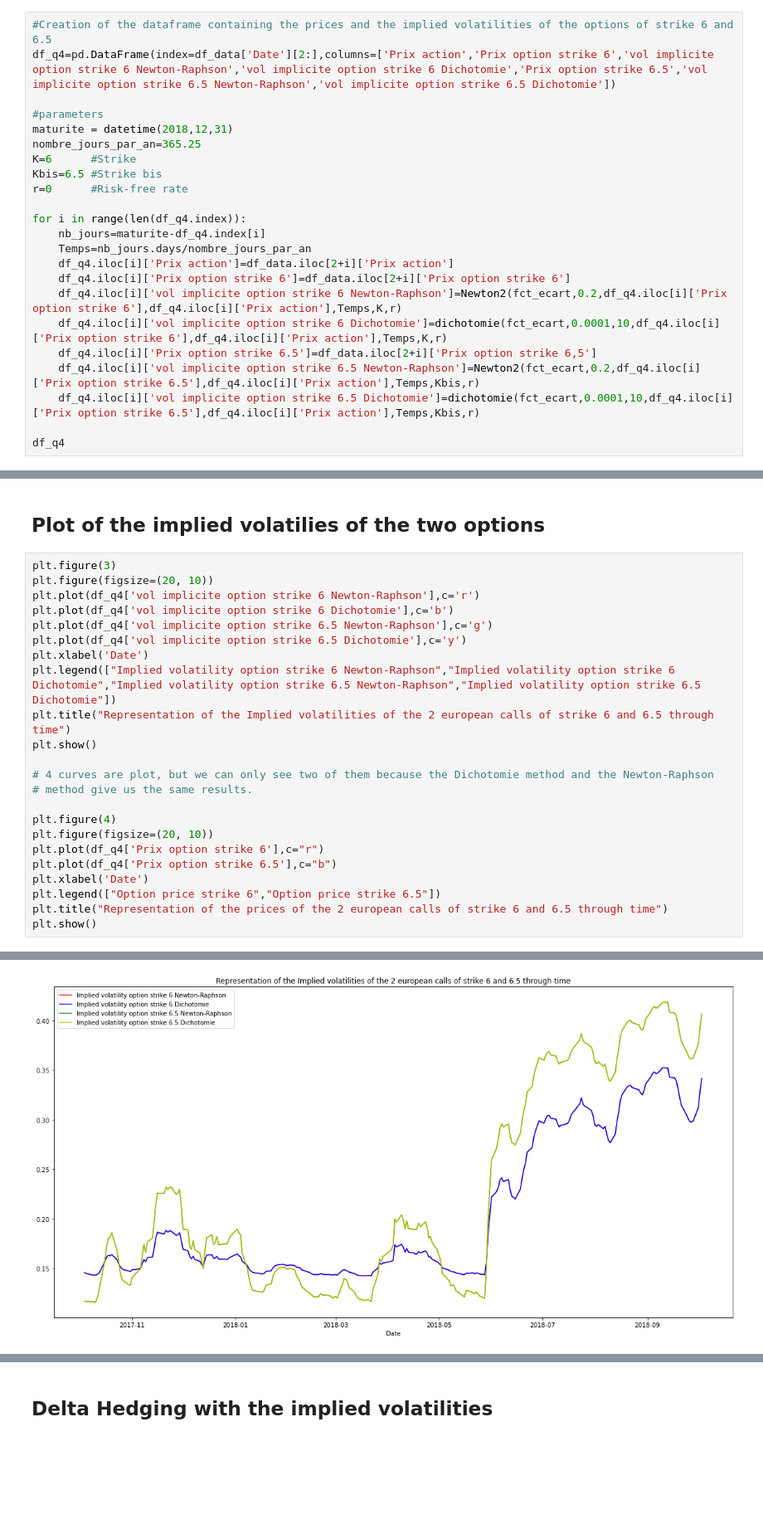
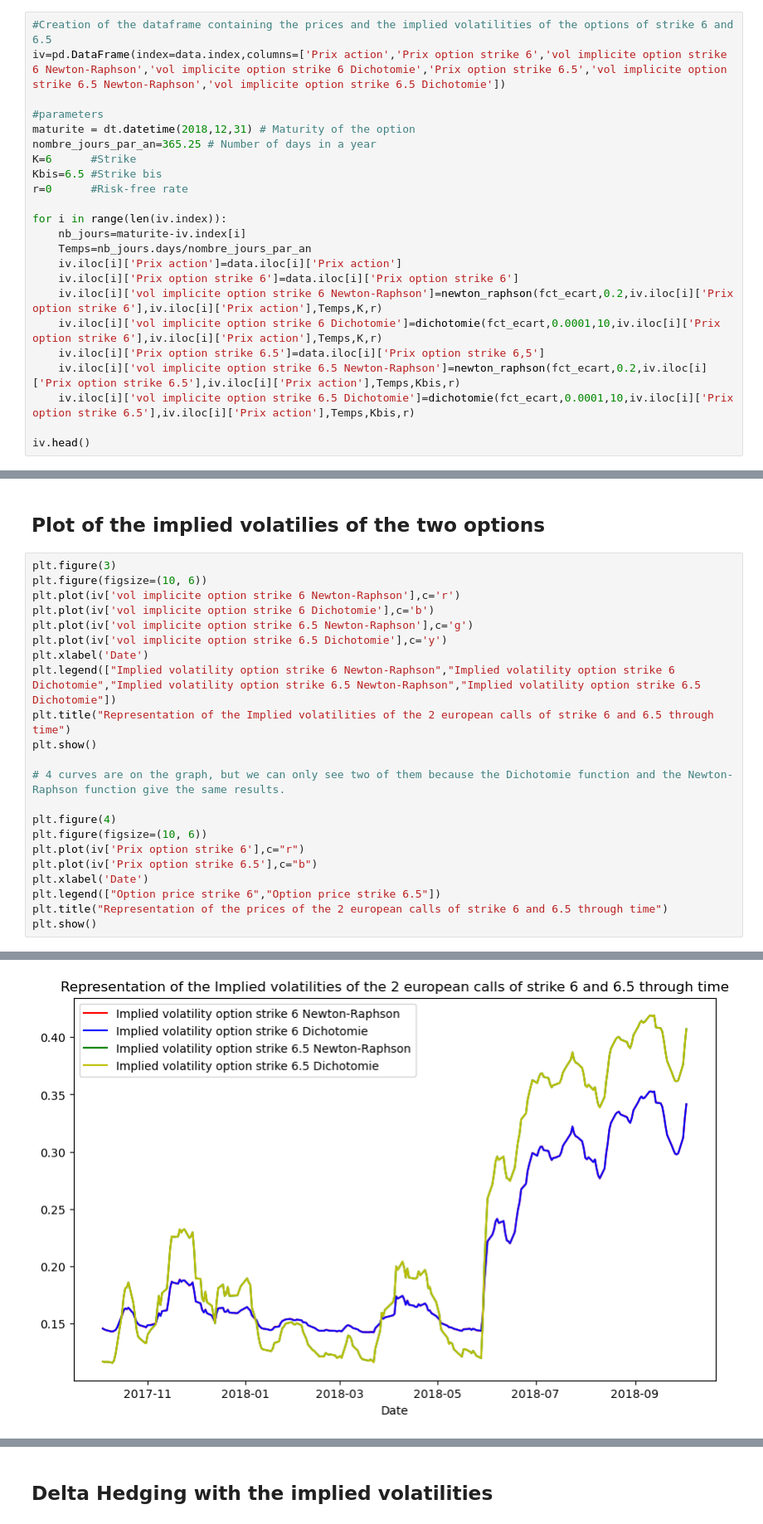
Before and after one commit to Thomas-Esilv/Project_ESILV, a Jupyter notebook: Hedging Strategies Project/Hedging_Project.ipynb, the cells around one changed output, grey strips where cells are left out. Shown at 83% size. Drawn from its saved outputs; the diff is of its cells as text; blank space fills up the shorter version.

```diff
--- a/Hedging Strategies Project/Hedging_Project.ipynb
+++ b/Hedging Strategies Project/Hedging_Project.ipynb
@@ -302,26 +287,26 @@ Iteration()
 # %%
 #Creation of the dataframe containing the prices and the implied volatilities of the options of strike 6 and 6.5
-df_q4=pd.DataFrame(index=df_data['Date'][2:],columns=['Prix action','Prix option strike 6','vol implicite option strike 6 Newton-Raphson','vol implicite option strike 6 Dichotomie','Prix option strike 6.5','vol implicite option strike 6.5 Newton-Raphson','vol implicite option strike 6.5 Dichotomie'])
+iv=pd.DataFrame(index=data.index,columns=['Prix action','Prix option strike 6','vol implicite option strike 6 Newton-Raphson','vol implicite option strike 6 Dichotomie','Prix option strike 6.5','vol implicite option strike 6.5 Newton-Raphson','vol implicite option strike 6.5 Dichotomie'])
 
 #parameters
-maturite = datetime(2018,12,31)
-nombre_jours_par_an=365.25
+maturite = dt.datetime(2018,12,31) # Maturity of the option
+nombre_jours_par_an=365.25 # Number of days in a year
 K=6      #Strike
 Kbis=6.5 #Strike bis
 r=0      #Risk-free rate
 
-for i in range(len(df_q4.index)):
-    nb_jours=maturite-df_q4.index[i]
+for i in range(len(iv.index)):
+    nb_jours=maturite-iv.index[i]
     Temps=nb_jours.days/nombre_jours_par_an
-    df_q4.iloc[i]['Prix action']=df_data.iloc[2+i]['Prix action']
-    df_q4.iloc[i]['Prix option strike 6']=df_data.iloc[2+i]['Prix option strike 6']
-    df_q4.iloc[i]['vol implicite option strike 6 Newton-Raphson']=Newton2(fct_ecart,0.2,df_q4.iloc[i]['Prix option strike 6'],df_q4.iloc[i]['Prix action'],Temps,K,r)
-    df_q4.iloc[i]['vol implicite option strike 6 Dichotomie']=dichotomie(fct_ecart,0.0001,10,df_q4.iloc[i]['Prix option strike 6'],df_q4.iloc[i]['Prix action'],Temps,K,r)
-    df_q4.iloc[i]['Prix option strike 6.5']=df_data.iloc[2+i]['Prix option strike 6,5']
-    df_q4.iloc[i]['vol implicite option strike 6.5 Newton-Raphson']=Newton2(fct_ecart,0.2,df_q4.iloc[i]['Prix option strike 6.5'],df_q4.iloc[i]['Prix action'],Temps,Kbis,r)
-    df_q4.iloc[i]['vol implicite option strike 6.5 Dichotomie']=dichotomie(fct_ecart,0.0001,10,df_q4.iloc[i]['Prix option strike 6.5'],df_q4.iloc[i]['Prix action'],Temps,Kbis,r)
+    iv.iloc[i]['Prix action']=data.iloc[i]['Prix action']
+    iv.iloc[i]['Prix option strike 6']=data.iloc[i]['Prix option strike 6']
+    iv.iloc[i]['vol implicite option strike 6 Newton-Raphson']=newton_raphson(fct_ecart,0.2,iv.iloc[i]['Prix option strike 6'],iv.iloc[i]['Prix action'],Temps,K,r)
+    iv.iloc[i]['vol implicite option strike 6 Dichotomie']=dichotomie(fct_ecart,0.0001,10,iv.iloc[i]['Prix option strike 6'],iv.iloc[i]['Prix action'],Temps,K,r)
+    iv.iloc[i]['Prix option strike 6.5']=data.iloc[i]['Prix option strike 6,5']
+    iv.iloc[i]['vol implicite option strike 6.5 Newton-Raphson']=newton_raphson(fct_ecart,0.2,iv.iloc[i]['Prix option strike 6.5'],iv.iloc[i]['Prix action'],Temps,Kbis,r)
+    iv.iloc[i]['vol implicite option strike 6.5 Dichotomie']=dichotomie(fct_ecart,0.0001,10,iv.iloc[i]['Prix option strike 6.5'],iv.iloc[i]['Prix action'],Temps,Kbis,r)
 
-df_q4
+iv.head()
 # %% [output]
 |  | Prix action | Prix option strike 6 | vol implicite option strike 6 New... | vol implicite option strike 6 Dic... | Prix option strike 6.5 | ... |
 | Date |  |  |  |  |  | ... |
@@ -341,23 +319,22 @@ df_q4
 ## Plot of the implied volatilies of the two options
 # %%
 plt.figure(3)
-plt.figure(figsize=(20, 10))
-plt.plot(df_q4['vol implicite option strike 6 Newton-Raphson'],c='r')
-plt.plot(df_q4['vol implicite option strike 6 Dichotomie'],c='b')
-plt.plot(df_q4['vol implicite option strike 6.5 Newton-Raphson'],c='g')
-plt.plot(df_q4['vol implicite option strike 6.5 Dichotomie'],c='y')
+plt.figure(figsize=(10, 6))
+plt.plot(iv['vol implicite option strike 6 Newton-Raphson'],c='r')
+plt.plot(iv['vol implicite option strike 6 Dichotomie'],c='b')
+plt.plot(iv['vol implicite option strike 6.5 Newton-Raphson'],c='g')
+plt.plot(iv['vol implicite option strike 6.5 Dichotomie'],c='y')
 plt.xlabel('Date')
 plt.legend(["Implied volatility option strike 6 Newton-Raphson","Implied volatility option strike 6 Dichotomie","Implied volatility option strike 6.5 Newton-Raphson","Implied volatility option strike 6.5 Dichotomie"])
 plt.title("Representation of the Implied volatilities of the 2 european calls of strike 6 and 6.5 through time")
 plt.show()
 
-# 4 curves are plot, but we can only see two of them because the Dichotomie method and the Newton-Raphson
-# method give us the same results.
+# 4 curves are on the graph, but we can only see two of them because the Dichotomie function and the Newton-Raphson function give the same results.
 
 plt.figure(4)
-plt.figure(figsize=(20, 10))
-plt.plot(df_q4['Prix option strike 6'],c="r")
-plt.plot(df_q4['Prix option strike 6.5'],c="b")
+plt.figure(figsize=(10, 6))
+plt.plot(iv['Prix option strike 6'],c="r")
+plt.plot(iv['Prix option strike 6.5'],c="b")
 plt.xlabel('Date')
 plt.legend(["Option price strike 6","Option price strike 6.5"])
 plt.title("Representation of the prices of the 2 european calls of strike 6 and 6.5 through time")
@@ -367 +344 @@ plt.show()
-[figure, old version]
+[figure, new version]
```
Also changed, not shown: parts of 33 cells of this notebook.
